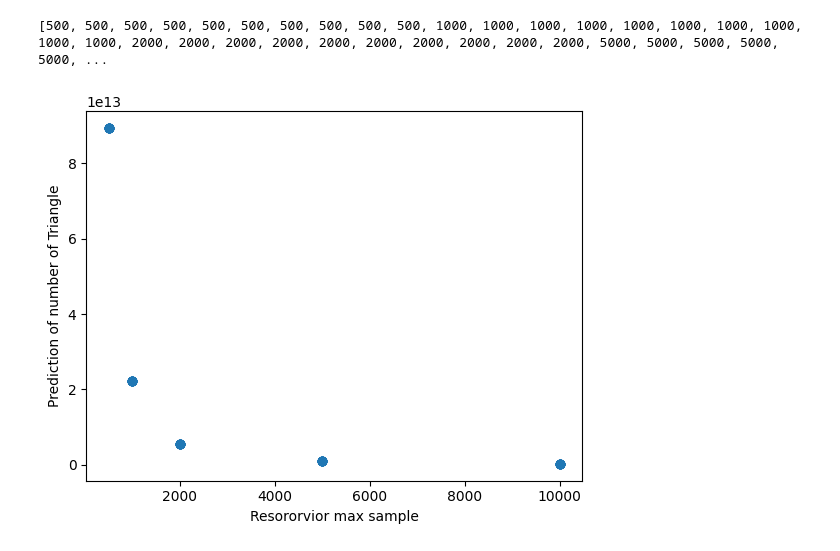
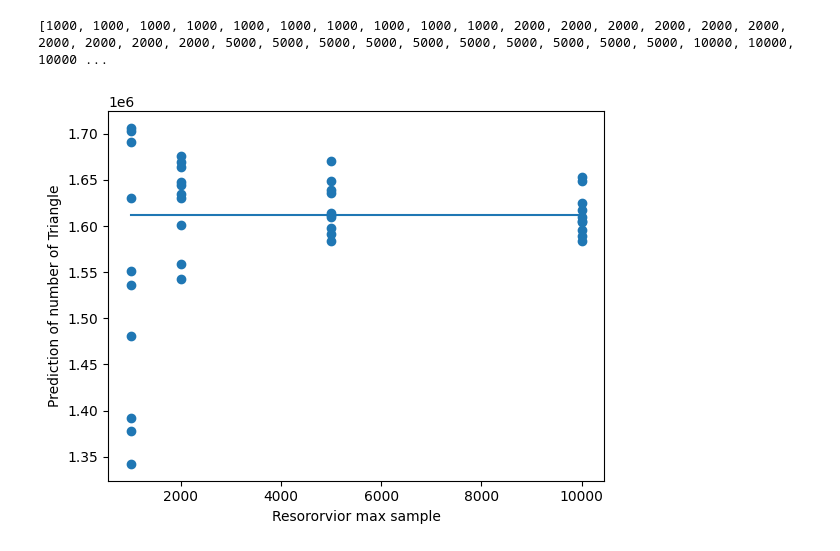
Before and after one commit to zhanglinyi1999/Datamining_HW3, a Jupyter notebook: src/lab3.ipynb, the cells around one changed output. Drawn from its saved outputs; the diff is of its cells as text; code cells hidden in the pictures.

```diff
--- a/src/lab3.ipynb
+++ b/src/lab3.ipynb
@@ -7,5 +7,7 @@ import random
 import tqdm
 # %%
 path = os.path.dirname(os.getcwd())
-data_path = os.path.join(path, 'data','web-Stanford.txt', 'web-Stanford.txt')
+# data_path = os.path.join(path, 'data','web-Stanford.txt', 'web-Stanford.txt')
+# data_path = os.path.join(path, 'data','web-NotreDame.txt', 'web-NotreDame.txt')
+data_path = os.path.join(path, 'data','facebook_combined.txt', 'facebook_combined.txt')
 data_path
@@ -194,5 +242,6 @@ class Triest_base:
 # %%
-Ms=[500,1000,2000,5000,10000]
+Ms=[1000,2000,5000,10000]
+# Ms=[500]
 test=10
 X=[i for i in Ms for _ in range(test)]
 print(X)
@@ -205,5 +254,6 @@ for M in Ms:
 plt.scatter(X,Y)
 plt.xlabel("Resororvior max sample")
 plt.ylabel("Prediction of number of Triangle")
+plt.plot([Ms[0], Ms[-1]], [1612010, 1612010])
 plt.show()
 # %% [output]
@@ -211,0 +262,3 @@ plt.show()
+# %%
+for i in range(len(X)):
+    print("X=",X[i], "Y=",Y[i])
@@ -222,8 +293,8 @@ class TRIEST_IMPR:
     def insert(self,filename):
         with open(filename, 'r') as file:
         # Skip the header lines
-            for _ in range(4):
-                next(file)
+            # for _ in range(4):
+            #     next(file)
 
             for line in file:
                 if line.strip():
@@ -247,9 +318,20 @@ class TRIEST_IMPR:
     def UpdateCounter(self,edge):
         u=edge[0]
         v=edge[1]
-        self.neighbours[u].add(v)
-        self.neighbours[v].add(u)
-        intersection=self.neighbours[u]&self.neighbours[v]
+        intersection: set[int] = reduce(
+            lambda a, b: a & b,
+            [
+                {
+                    node
+                    for link in self.sample if vertex in link
+                    for node in link if node != vertex
+                }
+                for vertex in edge
+            ]
+        )
+        # self.neighbours[u].add(v)
+        # self.neighbours[v].add(u)
+        # intersection=self.neighbours[u]&self.neighbours[v]
         eta=max(1,(self.t-1)*(self.t-2)/(self.length*(self.length-1)))
         for c in intersection:
             self.tau+=eta
@@ -257,20 +339,22 @@ class TRIEST_IMPR:
             self.tauV[u]+=eta
             self.tauV[v]+=eta
 # %%
-Ms=[500,1000,2000,5000,10000]
+# Ms=[500,1000,2000,5000,10000]
+Ms=[1000,2000,5000,10000]
 test=10
 X=[i for i in Ms for _ in range(test)]
 print(X)
 Y=[]
 for M in Ms:
     for _ in tqdm.tqdm(range(10)):
         algor=TRIEST_IMPR(M=M)
         algor.insert(data_path)
         Y.append(algor.tau)
 plt.scatter(X,Y)
 plt.xlabel("Resororvior max sample")
 plt.ylabel("Prediction of number of Triangle")
+plt.plot([Ms[0], Ms[-1]], [1612010, 1612010])
 plt.show()
 # %% [output]
-[500, 500, 500, 500, 500, 500, 500, 500, 500, 500, 1000, 1000, 1000, 1000, 1000, 1000, 1000, 1000, 1000, 1000, 2000, 2000, 2000, 2000, 2000, 2000, 2000, 2000, 2000, 2000, 5000, 5000, 5000, 5000, 5000, ...
+[1000, 1000, 1000, 1000, 1000, 1000, 1000, 1000, 1000, 1000, 2000, 2000, 2000, 2000, 2000, 2000, 2000, 2000, 2000, 2000, 5000, 5000, 5000, 5000, 5000, 5000, 5000, 5000, 5000, 5000, 10000, 10000, 10000 ...
-[figure, old version]
+[figure, new version]
```
Also changed, not shown: parts of 8 cells of this notebook, 2 other files.
